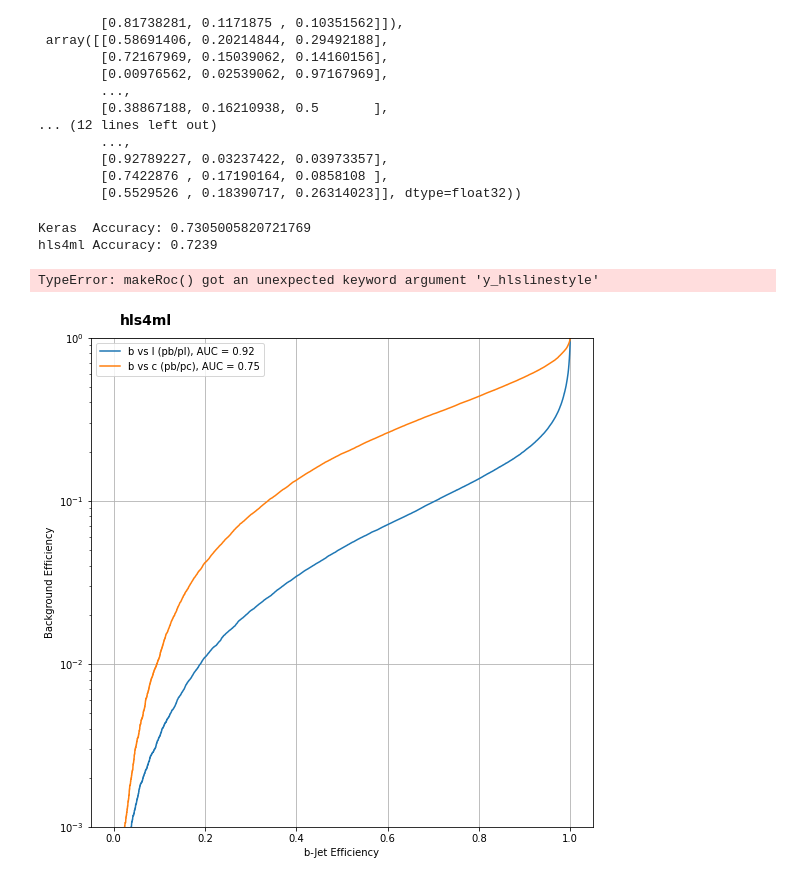
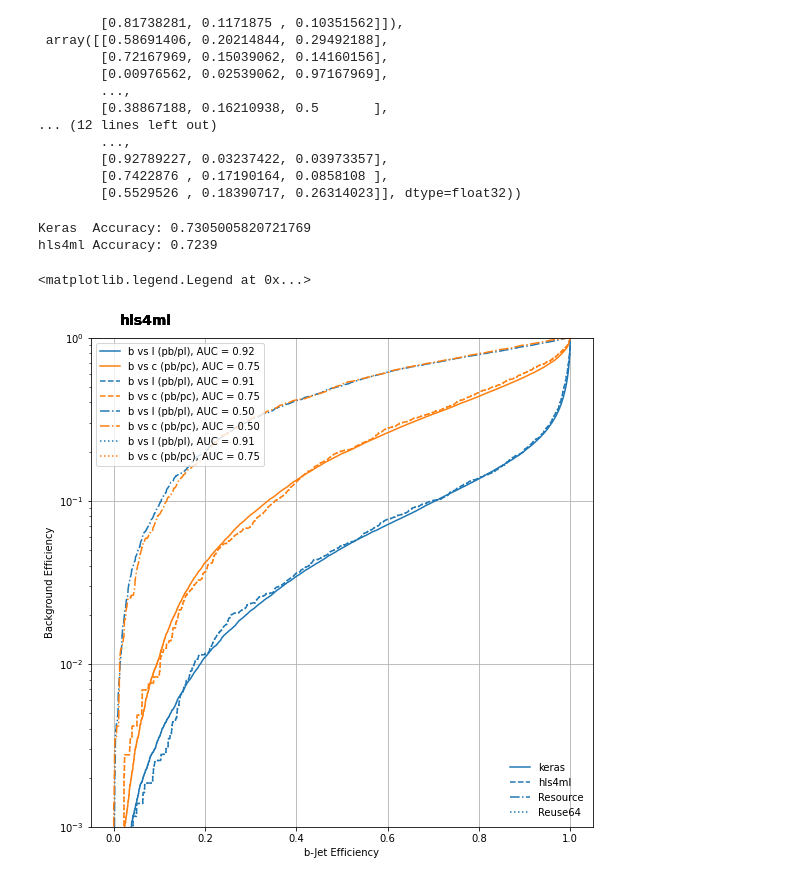
Before and after one commit to rateixei/hls-rnn-btag, a Jupyter notebook: notebooks/hls4ml_things.ipynb, the cells around one changed output. Cells and saved outputs as stored; diff of their text form; code cells hidden in the pictures.

```diff
--- a/notebooks/hls4ml_things.ipynb
+++ b/notebooks/hls4ml_things.ipynb
@@ -26,9 +26,9 @@ y_test = to_categorical ( np.array( f5['y_test'] ) )
 
 model_name = 'rnn_LSTM_20_10_nomask_KIvs_KRl2.0_recAct.tanh'
 # %%
-arch_json = open('keras/model_'+model_name+'_arch.json', 'r').read()
+arch_json = open('/sdf/home/r/rafaeltl/home/rafaeltl/ML/L1BTag/Mar28/L1BTag/code/hls/notebooks/keras/model_'+model_name+'_arch.json', 'r').read()
 model = model_from_json(arch_json)
-model.load_weights(f'keras/model_{model_name}_weights.h5')
+model.load_weights(f'/sdf/home/r/rafaeltl/home/rafaeltl/ML/L1BTag/Mar28/L1BTag/code/hls/notebooks/keras/model_{model_name}_weights.h5')
 # %%
 y_keras = model.predict(x_test, batch_size=2**10)
 # %%
@@ -205,34 +205,34 @@ y_hls_resource, y_hls_reuse, y_hls, y_keras
 # %%
 print("Keras  Accuracy: {}".format(accuracy_score(np.argmax(y_test, axis=1), np.argmax(y_keras, axis=1))))
 print("hls4ml Accuracy: {}".format(accuracy_score(np.argmax(y_test[:10000], axis=1), np.argmax(y_hls, axis=1))))
 
 fig, ax = plt.subplots(figsize=(9, 9))
 _ = plotting.makeRoc(y_test, y_keras)
 
 plt.gca().set_prop_cycle(None) # reset the colors
-_ = plotting.makeRoc(y_test[:10000], y_hlslinestyle='--')
+_ = plotting.makeRoc(y_test[:10000], y_hls, linestyle='--')
 
 plt.gca().set_prop_cycle(None) # reset the colors
 _ = plotting.makeRoc(y_test[:10000], y_hls_resource, linestyle='-.')
 
 plt.gca().set_prop_cycle(None) # reset the colors
 _ = plotting.makeRoc(y_test[:10000], y_hls_reuse, linestyle=':')
 
 
 from matplotlib.lines import Line2D
 lines = [Line2D([0], [0], ls='-'),
          Line2D([0], [0], ls='--'),
          Line2D([0], [0], ls='-.'),
          Line2D([0], [0], ls=':')]
 from matplotlib.legend import Legend
 leg = Legend(ax, lines, labels=['keras', 'hls4ml', 'Resource', f'Reuse{reusefactor}'],
             loc='lower right', frameon=False)
 ax.add_artist(leg)
 # %% [output]
 Keras  Accuracy: 0.7305005820721769
 hls4ml Accuracy: 0.7239
-TypeError: makeRoc() got an unexpected keyword argument 'y_hlslinestyle'
+<matplotlib.legend.Legend at 0x...>
-[figure, old version]
+[figure, new version]
 # %%
 import myprofiling
 # %%
```
Also changed, not shown: parts of 3 cells of this notebook, 2 other files.
